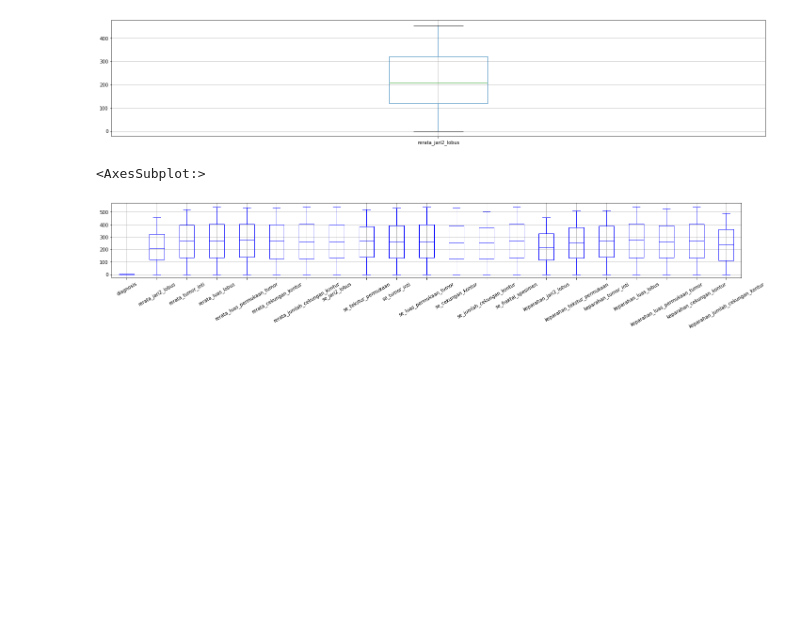
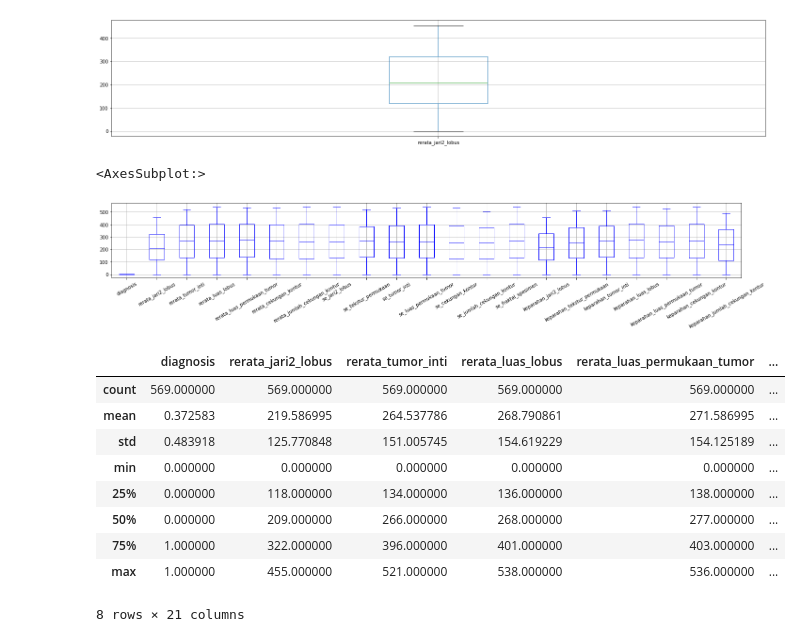
Before and after one commit to Nurtrira06/PROYEK3, a Jupyter notebook: Jupyter/Rename columns & Outliers.ipynb, the cells around one changed output. Cells and saved outputs as stored; diff of their text form; code cells hidden in the pictures; blank space fills up the shorter version.

```diff
--- a/Jupyter/Rename columns & Outliers.ipynb
+++ b/Jupyter/Rename columns & Outliers.ipynb
@@ -205,3 +205,16 @@ df.boxplot(grid='true', color='blue',fontsize=10, rot=30 )
 # %% [output]
 <AxesSubplot:>
 [figure]
+# %%
+df.describe()
+# %% [output]
+|  | diagnosis | rerata_jari2_lobus | rerata_tumor_inti | rerata_luas_lobus | rerata_luas_permukaan_tumor | ... |
+| count | 569.000000 | 569.000000 | 569.000000 | 569.000000 | 569.000000 | ... |
+| mean | 0.372583 | 219.586995 | 264.537786 | 268.790861 | 271.586995 | ... |
+| std | 0.483918 | 125.770848 | 151.005745 | 154.619229 | 154.125189 | ... |
+| min | 0.000000 | 0.000000 | 0.000000 | 0.000000 | 0.000000 | ... |
+| 25% | 0.000000 | 118.000000 | 134.000000 | 136.000000 | 138.000000 | ... |
+| 50% | 0.000000 | 209.000000 | 266.000000 | 268.000000 | 277.000000 | ... |
+| 75% | 1.000000 | 322.000000 | 396.000000 | 401.000000 | 403.000000 | ... |
+| max | 1.000000 | 455.000000 | 521.000000 | 538.000000 | 536.000000 | ... |
+8 rows × 21 columns
```
Also changed, not shown: parts of 31 cells of this notebook, 1 other file.
